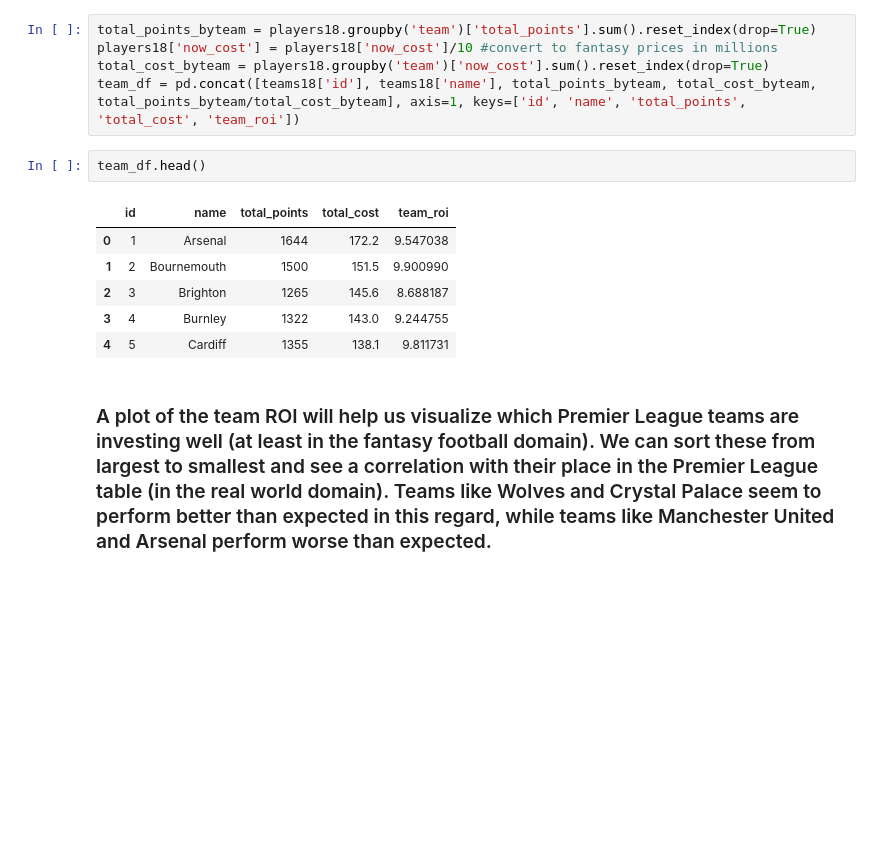
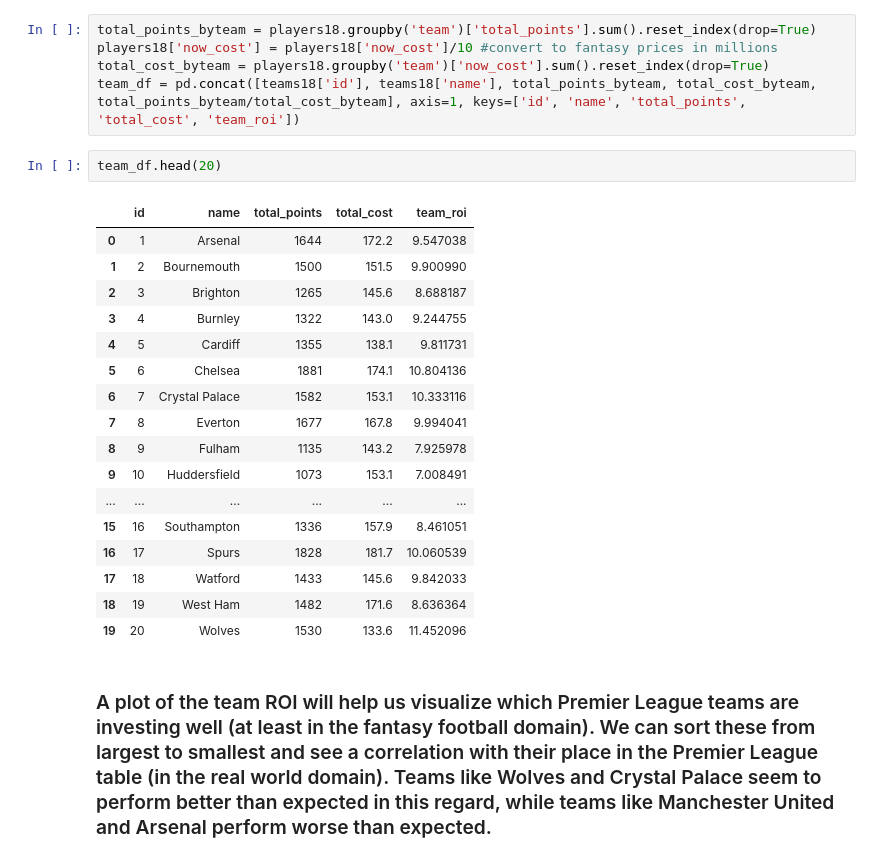
Before and after one commit to pierrewinter/API_Fantasy_Player_Recommender, a Jupyter notebook: api_soccer_data.ipynb, the cells around one changed output. Saved outputs shown, nothing was run; the diff lists cells and outputs as text; blank space fills up the shorter version.

```diff
--- a/api_soccer_data.ipynb
+++ b/api_soccer_data.ipynb
@@ -125,14 +125,25 @@ players18['now_cost'] = players18['now_cost']/10 #convert to fantasy prices in m
 total_cost_byteam = players18.groupby('team')['now_cost'].sum().reset_index(drop=True)
 team_df = pd.concat([teams18['id'], teams18['name'], total_points_byteam, total_cost_byteam, total_points_byteam/total_cost_byteam], axis=1, keys=['id', 'name', 'total_points', 'total_cost', 'team_roi'])
 # %%
-team_df.head()
+team_df.head(20)
 # %% [output]
 |  | id | name | total_points | total_cost | team_roi |
 | 0 | 1 | Arsenal | 1644 | 172.2 | 9.547038 |
 | 1 | 2 | Bournemouth | 1500 | 151.5 | 9.900990 |
 | 2 | 3 | Brighton | 1265 | 145.6 | 8.688187 |
 | 3 | 4 | Burnley | 1322 | 143.0 | 9.244755 |
 | 4 | 5 | Cardiff | 1355 | 138.1 | 9.811731 |
+| 5 | 6 | Chelsea | 1881 | 174.1 | 10.804136 |
+| 6 | 7 | Crystal Palace | 1582 | 153.1 | 10.333116 |
+| 7 | 8 | Everton | 1677 | 167.8 | 9.994041 |
+| 8 | 9 | Fulham | 1135 | 143.2 | 7.925978 |
+| 9 | 10 | Huddersfield | 1073 | 153.1 | 7.008491 |
+| ... | ... | ... | ... | ... | ... |
+| 15 | 16 | Southampton | 1336 | 157.9 | 8.461051 |
+| 16 | 17 | Spurs | 1828 | 181.7 | 10.060539 |
+| 17 | 18 | Watford | 1433 | 145.6 | 9.842033 |
+| 18 | 19 | West Ham | 1482 | 171.6 | 8.636364 |
+| 19 | 20 | Wolves | 1530 | 133.6 | 11.452096 |
 # %% [markdown]
 ### A plot of the team ROI will help us visualize which Premier League teams are investing well (at least in the fantasy football domain). We can sort these from largest to smallest and see a correlation with their place in the Premier League table (in the real world domain). Teams like Wolves and Crystal Palace seem to perform better than expected in this regard, while teams like Manchester United and Arsenal perform worse than expected.
 # %%
```
Also changed, not shown: parts of 13 cells of this notebook.
